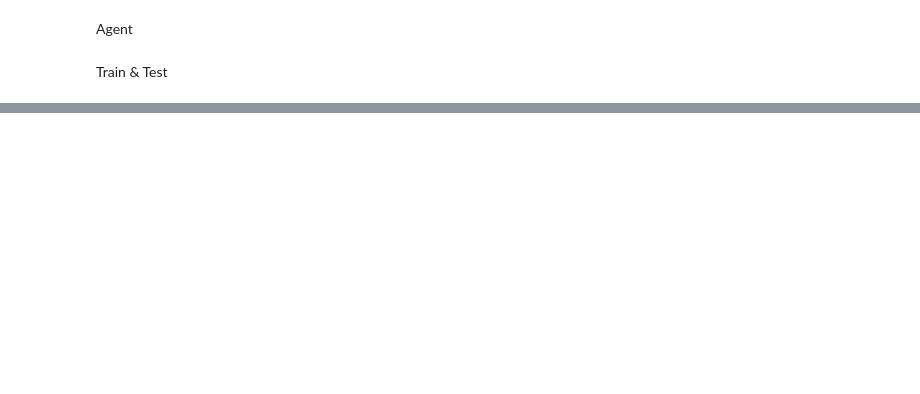
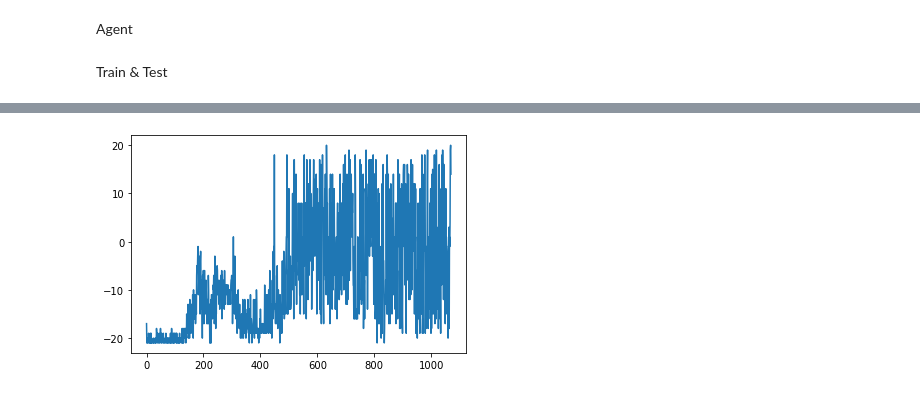
Before and after one commit to ZhiqingXiao/rl-book, a Jupyter notebook: notebooks/PongNoFrameskip-v4_QRDQN_tf.ipynb, the cells around one changed output, grey strips where cells are left out. Cells and saved outputs as stored; diff of their text form; code cells hidden in the pictures; blank space fills up the shorter version.

```diff
--- a/notebooks/PongNoFrameskip-v4_QRDQN_tf.ipynb
+++ b/notebooks/PongNoFrameskip-v4_QRDQN_tf.ipynb
@@ -83,7 +87,7 @@ class Agent:
 
         self.replayer = DQNReplayer(capacity=100000)
 
-        quantile_count = 200
+        quantile_count = 64
         self.cumprob_tensor = tf.range(1 / (2 * quantile_count),
                 1, 1 / quantile_count)[np.newaxis, :, np.newaxis]
 
@@ -222,7 +226,7 @@ for episode in itertools.count():
     episode_rewards.append(episode_reward)
     logging.debug('train episode %d: reward = %.2f, steps = %d',
             episode, episode_reward, elapsed_steps)
-    if np.mean(episode_rewards[-5:]) > 16.:
+    if np.mean(episode_rewards[-3:]) > 16.:
         break
 plt.plot(episode_rewards)
 
@@ -256,0 +261 @@ logging.info('average episode reward = %.2f ± %.2f',
+[figure, added]
```
Also changed, not shown: parts of 2 cells of this notebook, 14 other files.
